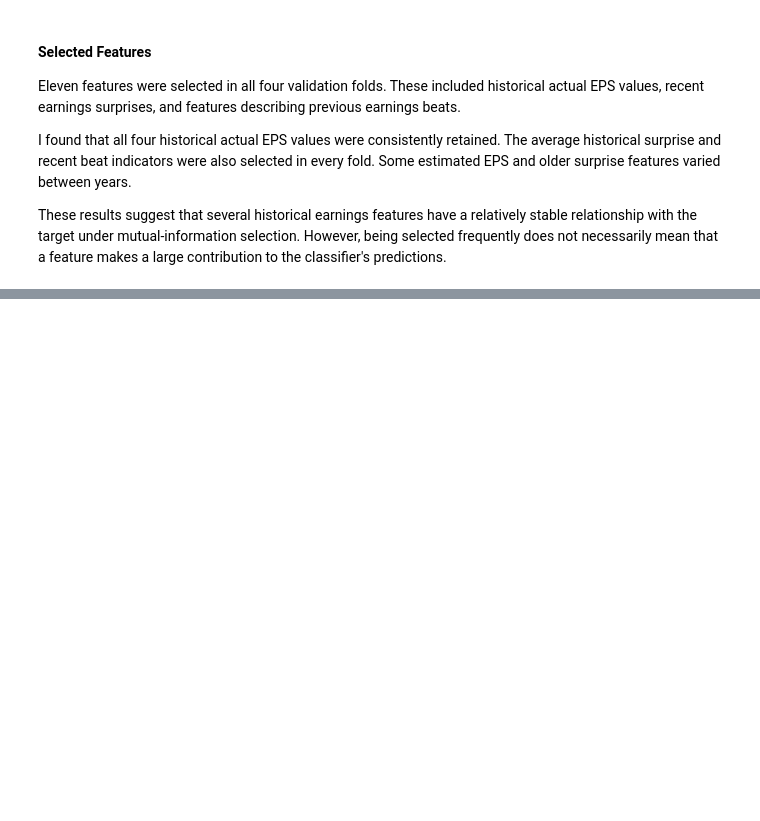
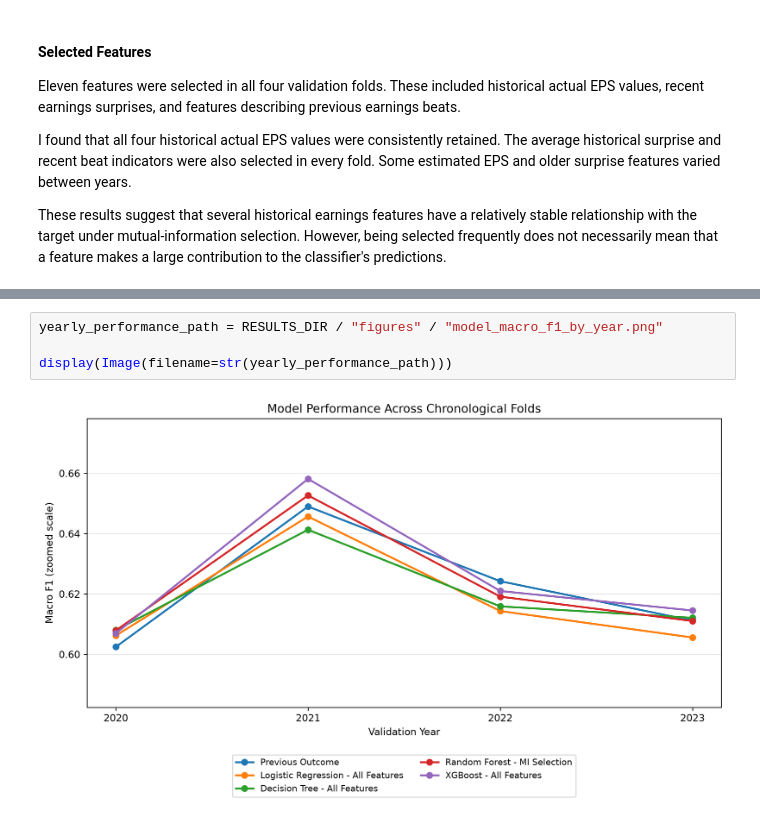
Before and after one commit to jordxnsenan/earnings-surprise-prediction, a Jupyter notebook: notebooks/classification.ipynb, the cells around one changed output, grey strips where cells are left out. Cells and saved outputs as stored; diff of their text form; blank space fills up the shorter version.

```diff
--- a/notebooks/classification.ipynb
+++ b/notebooks/classification.ipynb
@@ -345,0 +481,6 @@ These results suggest that several historical earnings features have a relativel
+# %%
+yearly_performance_path = RESULTS_DIR / "figures" / "model_macro_f1_by_year.png"
+
+display(Image(filename=str(yearly_performance_path)))
+# %% [output]
+[figure, added]
```
Also changed, not shown: parts of 16 cells of this notebook.
